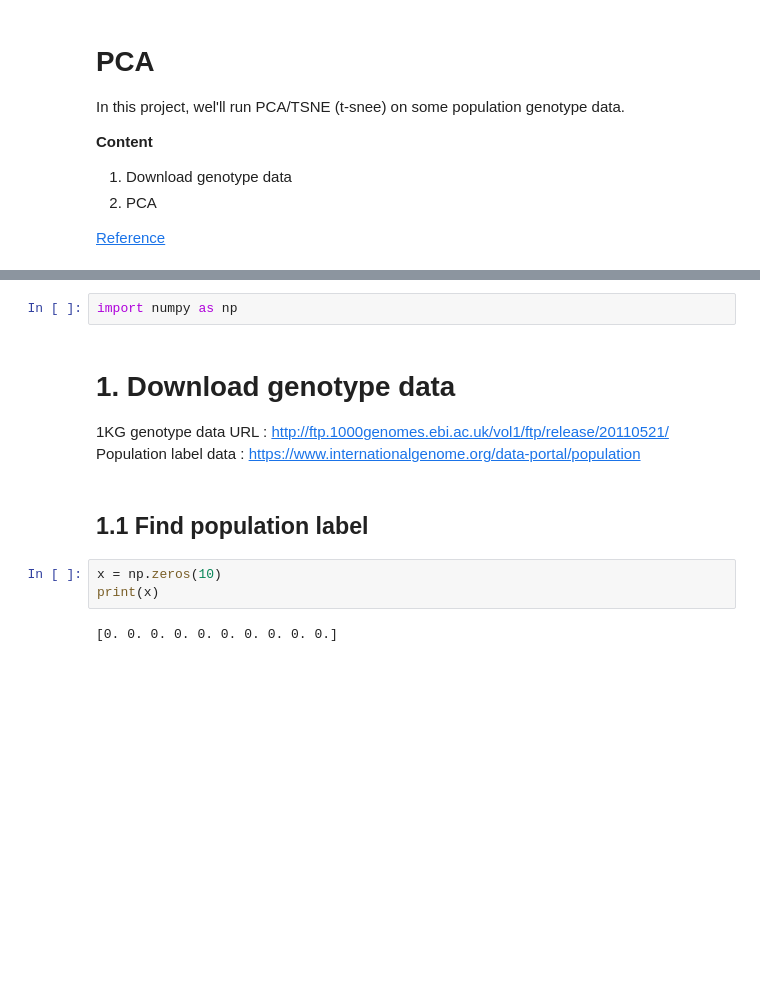
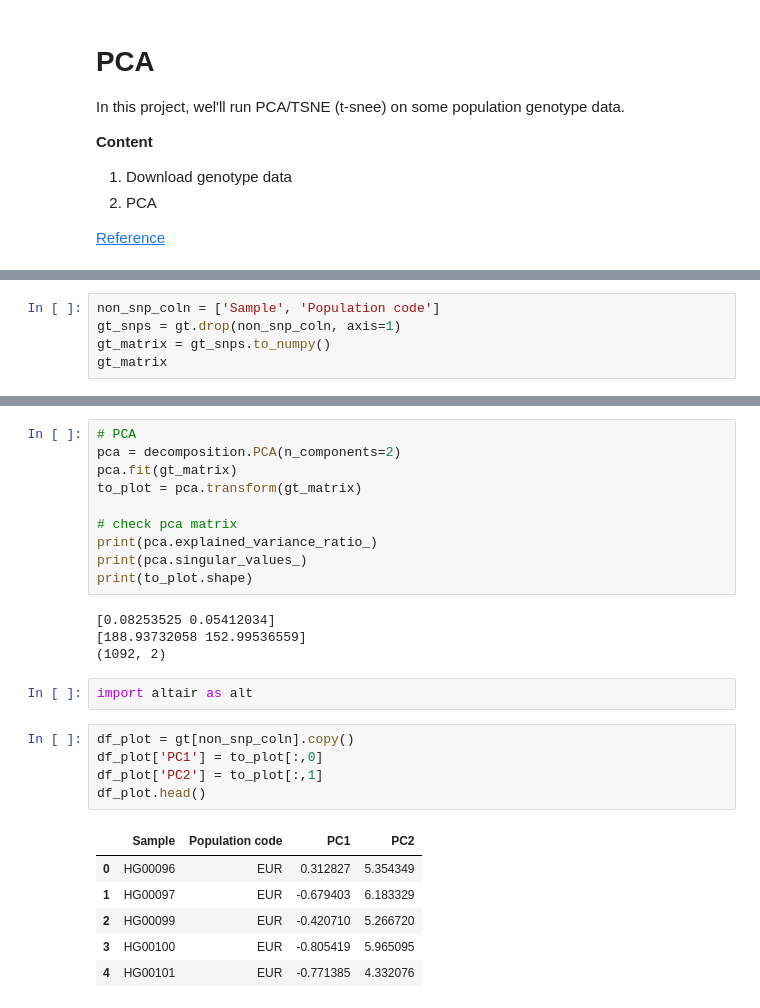
Before and after one commit to jerrylee9310/Genomics101, a Jupyter notebook: 3.PCA.ipynb, the cells around one changed output, grey strips where cells are left out. Saved outputs shown, nothing was run; the diff lists cells and outputs as text; blank space fills up the shorter version.

```diff
--- a/3.PCA.ipynb
+++ b/3.PCA.ipynb
@@ -10,0 +132,5 @@ In this project, wel'll run PCA/TSNE (t-snee) on some population genotype data.
+# %%
+non_snp_coln = ['Sample', 'Population code']
+gt_snps = gt.drop(non_snp_coln, axis=1)
+gt_matrix = gt_snps.to_numpy()
+gt_matrix
@@ -11,14 +145,28 @@ In this project, wel'll run PCA/TSNE (t-snee) on some population genotype data.
+# %%
+# PCA
+pca = decomposition.PCA(n_components=2)
+pca.fit(gt_matrix)
+to_plot = pca.transform(gt_matrix)
+
+# check pca matrix
+print(pca.explained_variance_ratio_)
+print(pca.singular_values_)
+print(to_plot.shape)
+# %% [output]
+[0.08253525 0.05412034]
+[188.93732058 152.99536559]
+(1092, 2)
 # %%
-import numpy as np
+import altair as alt
-# %% [markdown]
-# 1. Download genotype data
-
-1KG genotype data URL : http://ftp.1000genomes.ebi.ac.uk/vol1/ftp/release/20110521/
-Population label data : https://www.internationalgenome.org/data-portal/population
-# %% [markdown]
-## 1.1 Find population label
-# %%
-x = np.zeros(10)
-print(x)
-# %% [output]
-[0. 0. 0. 0. 0. 0. 0. 0. 0. 0.]
+# %%
+df_plot = gt[non_snp_coln].copy()
+df_plot['PC1'] = to_plot[:,0]
+df_plot['PC2'] = to_plot[:,1]
+df_plot.head()
+# %% [output]
+|  | Sample | Population code | PC1 | PC2 |
+| 0 | HG00096 | EUR | 0.312827 | 5.354349 |
+| 1 | HG00097 | EUR | -0.679403 | 6.183329 |
+| 2 | HG00099 | EUR | -0.420710 | 5.266720 |
+| 3 | HG00100 | EUR | -0.805419 | 5.965095 |
+| 4 | HG00101 | EUR | -0.771385 | 4.332076 |
```
Also changed, not shown: parts of 14 cells of this notebook, 3 other files.
